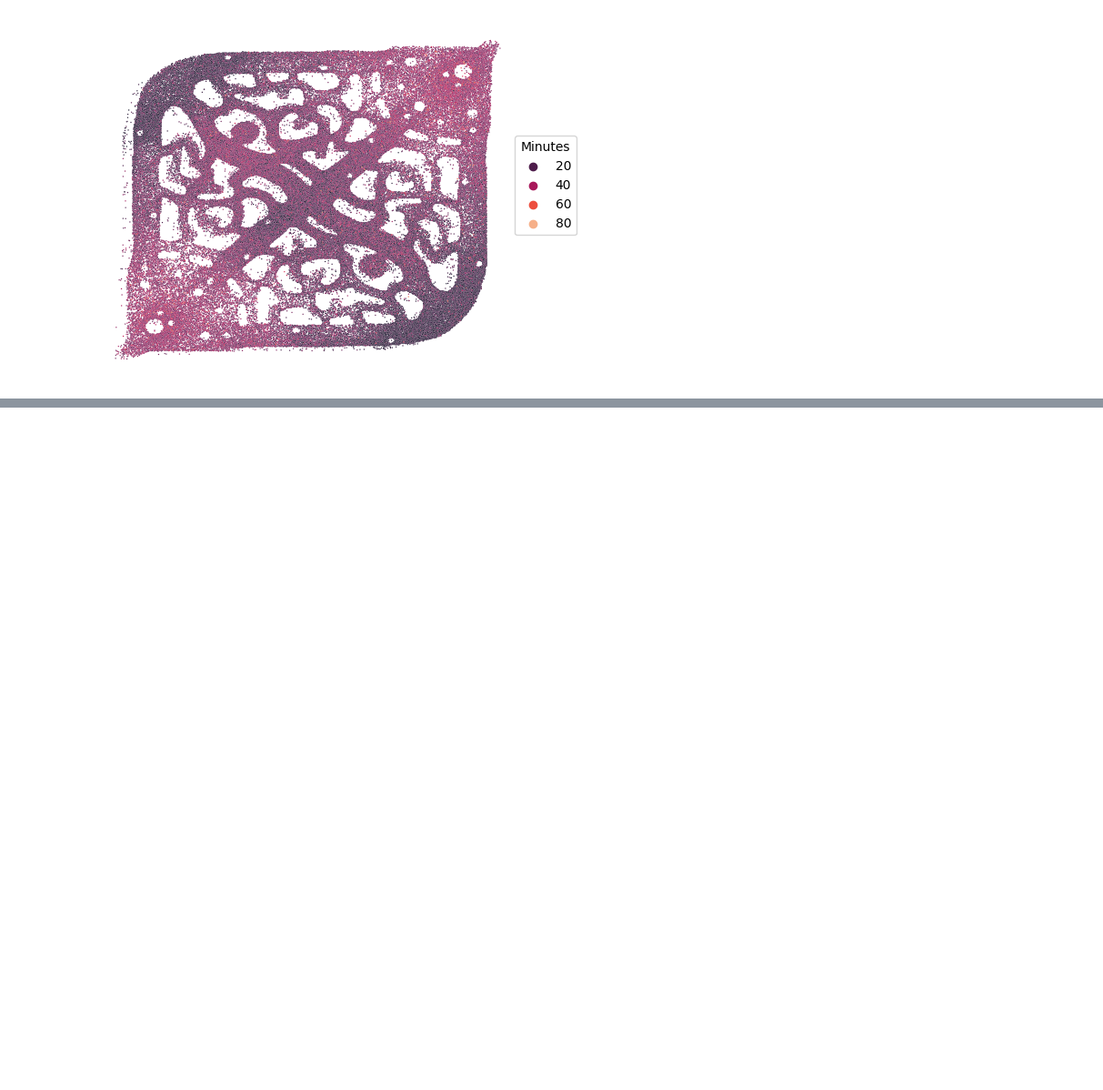
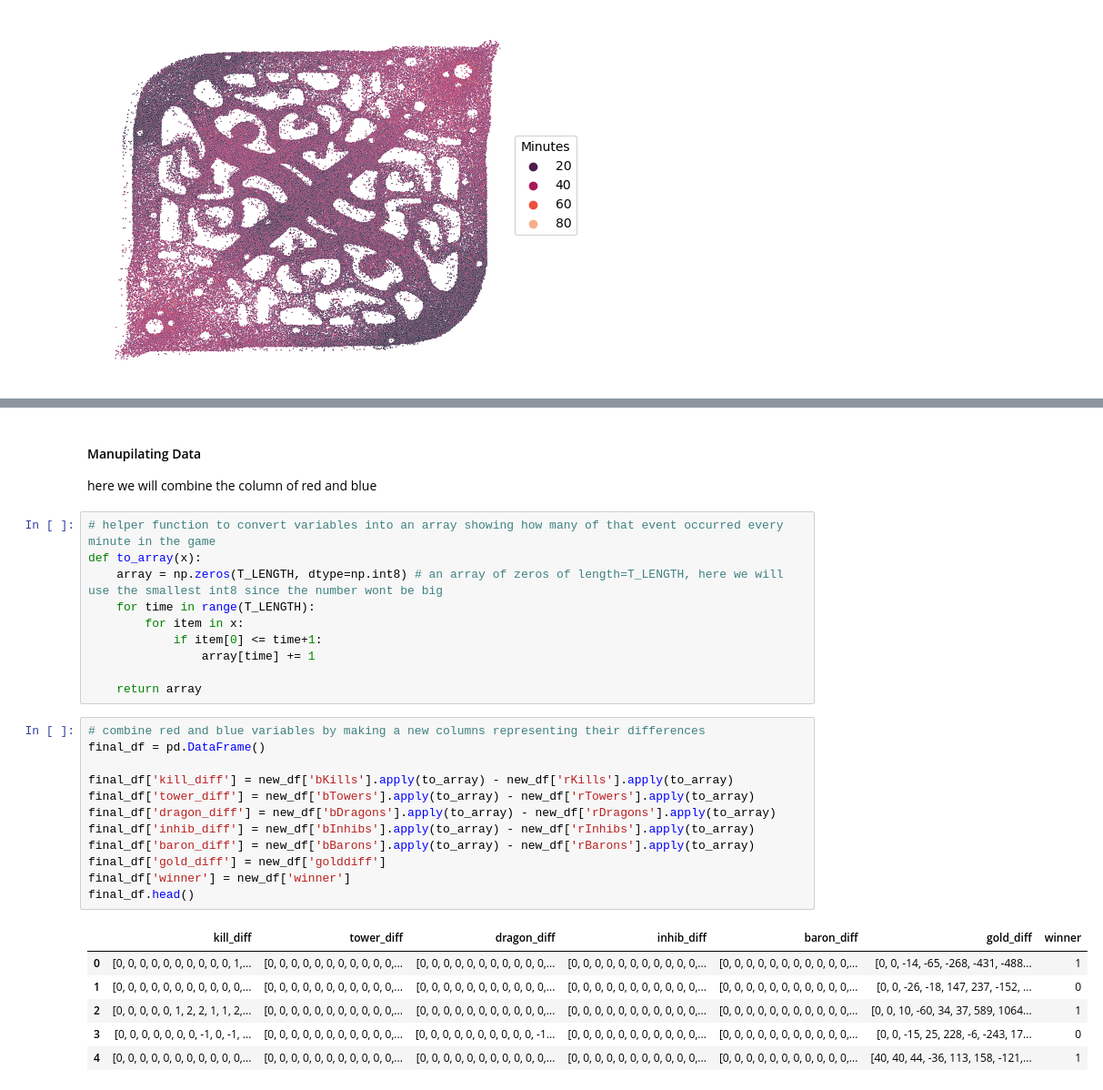
Before and after one commit to oscarqjh/NTU_SC1015_Project, a Jupyter notebook: EDA.ipynb, the cells around one changed output, grey strips where cells are left out. Shown at 91% size. Drawn from its saved outputs; the diff is of its cells as text; blank space fills up the shorter version.

```diff
--- a/EDA.ipynb
+++ b/EDA.ipynb
@@ -530,0 +598,33 @@ sns.kdeplot(data=kill_data, x='X_pos', y='Y_pos', cmap=cmap2, n_levels=50, shade
+# %% [markdown]
+#### Manupilating Data
+
+here we will combine the column of red and blue
+# %%
+# helper function to convert variables into an array showing how many of that event occurred every minute in the game
+def to_array(x):
+    array = np.zeros(T_LENGTH, dtype=np.int8) # an array of zeros of length=T_LENGTH, here we will use the smallest int8 since the number wont be big
+    for time in range(T_LENGTH):
+        for item in x:
+            if item[0] <= time+1:
+                array[time] += 1
+
+    return array
+# %%
+# combine red and blue variables by making a new columns representing their differences
+final_df = pd.DataFrame()
+
+final_df['kill_diff'] = new_df['bKills'].apply(to_array) - new_df['rKills'].apply(to_array)
+final_df['tower_diff'] = new_df['bTowers'].apply(to_array) - new_df['rTowers'].apply(to_array)
+final_df['dragon_diff'] = new_df['bDragons'].apply(to_array) - new_df['rDragons'].apply(to_array)
+final_df['inhib_diff'] = new_df['bInhibs'].apply(to_array) - new_df['rInhibs'].apply(to_array)
+final_df['baron_diff'] = new_df['bBarons'].apply(to_array) - new_df['rBarons'].apply(to_array)
+final_df['gold_diff'] = new_df['golddiff']
+final_df['winner'] = new_df['winner']
+final_df.head()
+# %% [output]
+|  | kill_diff | tower_diff | dragon_diff | inhib_diff | baron_diff | gold_diff | winner |
+| 0 | [0, 0, 0, 0, 0, 0, 0, 0, 0, 0, 1,... | [0, 0, 0, 0, 0, 0, 0, 0, 0, 0, 0,... | [0, 0, 0, 0, 0, 0, 0, 0, 0, 0, 0,... | [0, 0, 0, 0, 0, 0, 0, 0, 0, 0, 0,... | [0, 0, 0, 0, 0, 0, 0, 0, 0, 0, 0,... | [0, 0, -14, -65, -268, -431, -488... | 1 |
+| 1 | [0, 0, 0, 0, 0, 0, 0, 0, 0, 0, 0,... | [0, 0, 0, 0, 0, 0, 0, 0, 0, 0, 0,... | [0, 0, 0, 0, 0, 0, 0, 0, 0, 0, 0,... | [0, 0, 0, 0, 0, 0, 0, 0, 0, 0, 0,... | [0, 0, 0, 0, 0, 0, 0, 0, 0, 0, 0,... | [0, 0, -26, -18, 147, 237, -152, ... | 0 |
+| 2 | [0, 0, 0, 0, 0, 1, 2, 2, 1, 1, 2,... | [0, 0, 0, 0, 0, 0, 0, 0, 0, 0, 0,... | [0, 0, 0, 0, 0, 0, 0, 0, 0, 0, 0,... | [0, 0, 0, 0, 0, 0, 0, 0, 0, 0, 0,... | [0, 0, 0, 0, 0, 0, 0, 0, 0, 0, 0,... | [0, 0, 10, -60, 34, 37, 589, 1064... | 1 |
+| 3 | [0, 0, 0, 0, 0, 0, 0, -1, 0, -1, ... | [0, 0, 0, 0, 0, 0, 0, 0, 0, 0, 0,... | [0, 0, 0, 0, 0, 0, 0, 0, 0, 0, -1... | [0, 0, 0, 0, 0, 0, 0, 0, 0, 0, 0,... | [0, 0, 0, 0, 0, 0, 0, 0, 0, 0, 0,... | [0, 0, -15, 25, 228, -6, -243, 17... | 0 |
+| 4 | [0, 0, 0, 0, 0, 0, 0, 0, 0, 0, 0,... | [0, 0, 0, 0, 0, 0, 0, 0, 0, 0, 0,... | [0, 0, 0, 0, 0, 0, 0, 0, 0, 0, 0,... | [0, 0, 0, 0, 0, 0, 0, 0, 0, 0, 0,... | [0, 0, 0, 0, 0, 0, 0, 0, 0, 0, 0,... | [40, 40, 44, -36, 113, 158, -121,... | 1 |
```
Also changed, not shown: parts of 36 cells of this notebook, 3 other files.
